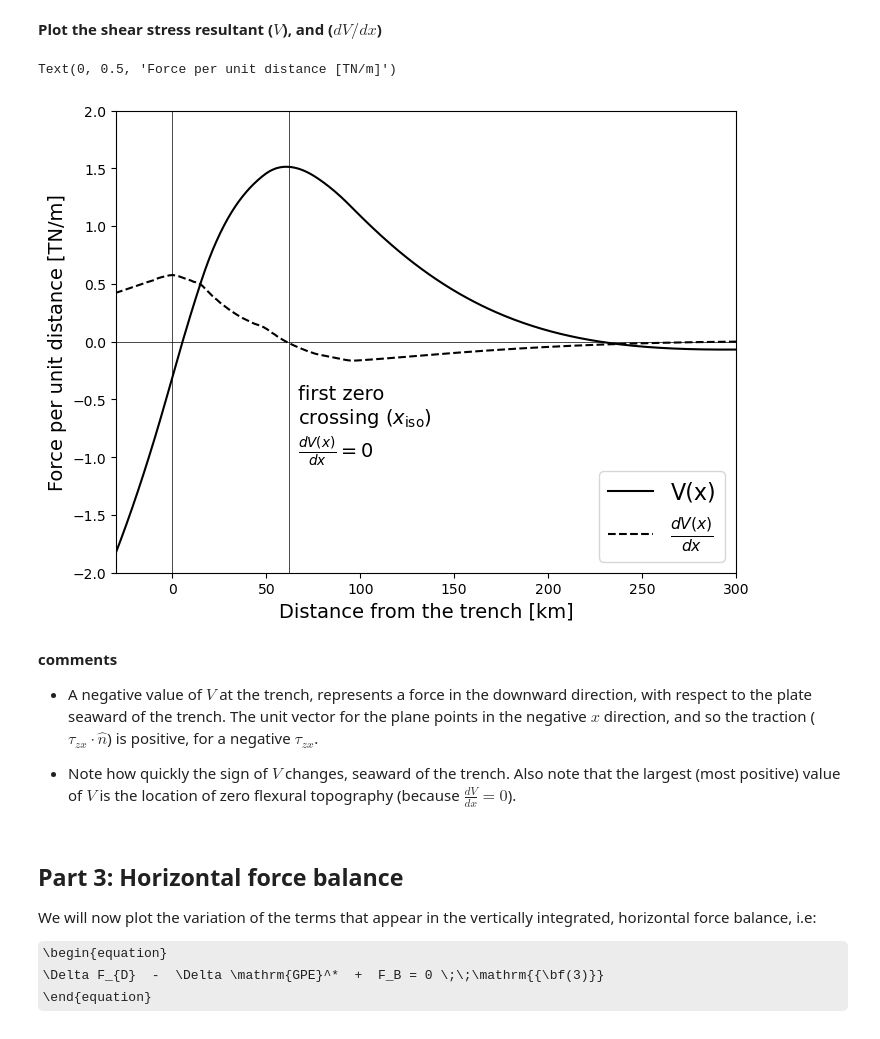
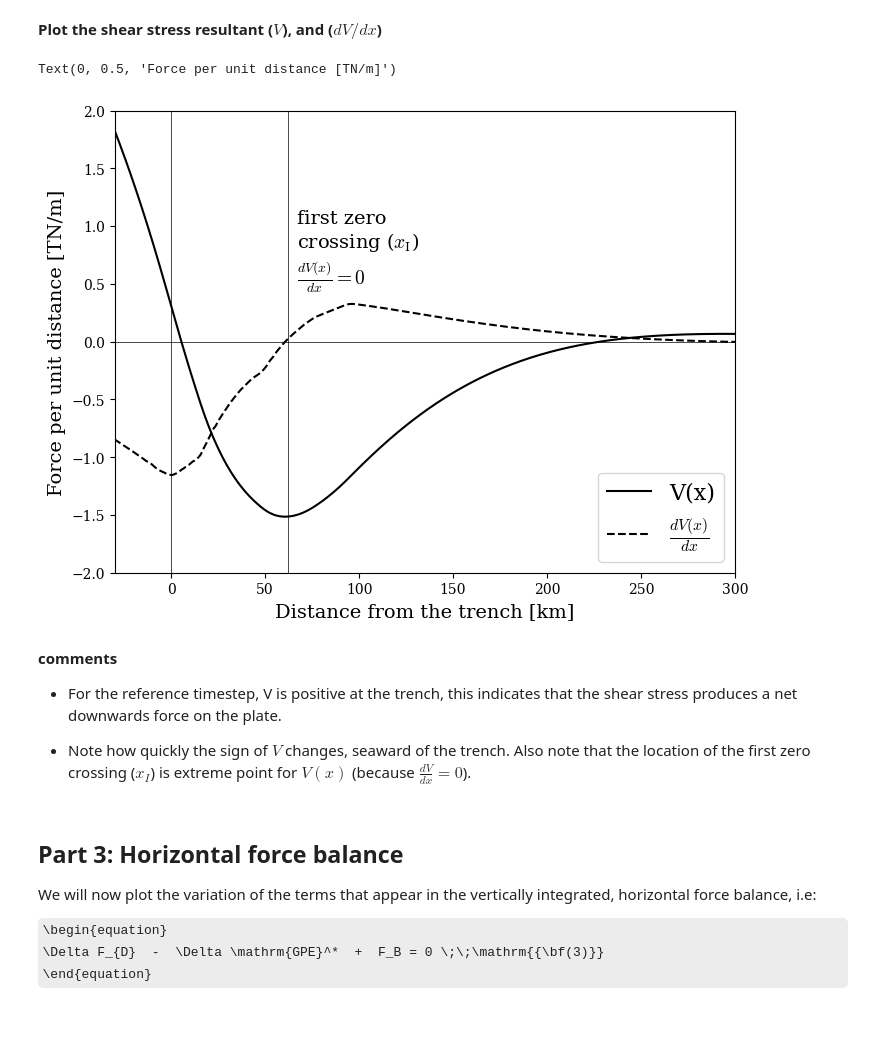
Before and after one commit to dansand/trench_pull_force, a Jupyter notebook: postprocessing_notebooks/single_step_analysis.ipynb, the cells around one changed output. Cells and saved outputs as stored; diff of their text form; code cells hidden in the pictures; some formulas as TeX source.

```diff
--- a/postprocessing_notebooks/single_step_analysis.ipynb
+++ b/postprocessing_notebooks/single_step_analysis.ipynb
@@ -110,6 +93,11 @@ import matplotlib.pyplot as plt
 import h5py
 from scipy.integrate import trapz, cumtrapz, cumulative_simpson
 from scipy.ndimage import gaussian_filter
+
+plt.rcParams.update({
+    "mathtext.fontset": "cm",  # Use Computer Modern for math
+    "font.family": "serif",     # Use LaTeX-style serif fonts
+})
 # %%
 data_dir = '../model_output_data/ref_model/'
 # %%
@@ -355,6 +344,7 @@ The condition ($\frac{dV}{dx} = 0$) implies that the column experiences no flexu
 # %%
 #integrate shear stresses along z axis using trapezoidal rule
-Vx = np.trapz(tau_xz_grid[vint_mask, 1:], dx=1e3, axis =0)
+#neg 1 accounts for the unit vector
+Vx = -1*np.trapz(tau_xz_grid[vint_mask, 1:], dx=1e3, axis =0)
 #gradient along z usign central difference
 dVdx = np.gradient(Vx)
 #calc the no-isostatic delection (w) supported by the estimate of dVdx
@@ -420,39 +408,41 @@ Trench pull force (scaling estimate): 1.71 TN/m
 # %%
 #fig, (ax1, ax2) = plt.subplots(2, 1, figsize=(10, 6), sharex=True)
 fig, ax = plt.subplots( figsize=(8, 6), sharex=True)
 
 
 # Plot topography on the first axis
 
 ax.plot(1e-3*(cxpts - tloc), 1e-12*Vx, c = 'k', label = 'V(x)')
+
 #use an arbitrary scale, all we want to do is see the shape and zero-crossing
-ax.plot(1e-3*(cxpts - tloc), 1e1*1e-12*dVdx, c = 'k',ls='--', label = r'$\frac{dV(x)}{dx}$')
+sf = 2e1
+ax.plot(1e-3*(cxpts - tloc), sf*1e-12*dVdx, c = 'k',ls='--', label = r'$\frac{dV(x)}{dx}$')
 
 #ax.set_ylabel('Bathymetry [m]', fontsize=14)
 ax.vlines(0, -5, 5, color='k', lw=0.5)
 ax.vlines(1e-3*(xi_loc - tloc), -5, 5, color='k', lw=0.5)
 ax.set_xlim(-30, 300)
 ax.hlines(0, -100, 1e-3*(cxpts.max() - tloc), color='k', lw=0.5)
 
 ax.set_ylim(-2, 2)
 ax.legend(loc=4, fontsize=16)
 
-ax.text(1e-3*(xi_loc - tloc) + 5, -1,
-         'first zero\ncrossing ' +r'($x_\mathrm{iso}$)' + '\n' +r'$\frac{dV(x)}{dx}=0$',  fontsize=14)
+ax.text(1e-3*(xi_loc - tloc) + 5, 0.5,
+         'first zero\ncrossing ' +r'($x_\mathrm{I}$)' + '\n' +r'$\frac{dV(x)}{dx}=0$',  fontsize=14)
 
 
 
 ax.set_xlabel('Distance from the trench [km]', fontsize=14)
 ax.set_ylabel('Force per unit distance [TN/m]', fontsize=14)
 # %% [output]
 Text(0, 0.5, 'Force per unit distance [TN/m]')
-[figure, old version]
+[figure, new version]
 # %% [markdown]
 **comments**
 
-- A negative value of $V$ at the trench, represents a force in the downward direction, with respect to the plate seaward of the trench. The unit vector for the plane points in the negative $x$ direction, and so the traction ($\tau_{zx} \cdot \hat n$) is positive, for a negative $\tau_{zx}$.
+- For the reference timestep, V is positive at the trench, this indicates that the shear stress produces a net downwards force on the plate.
 
-- Note how quickly the sign of $V$ changes, seaward of the trench. Also note that the largest (most positive) value of $V$ is the location of zero flexural topography (because $\frac{dV}{dx} = 0$).
+- Note how quickly the sign of $V$ changes, seaward of the trench. Also note that the location of the first zero crossing ($x_{I}$) is extreme point for $V(x)$ (because $\frac{dV}{dx} = 0$).
 # %% [markdown]
 ## Part 3: Horizontal force balance
 
```
Also changed, not shown: parts of 18 cells of this notebook, 5 other files.
